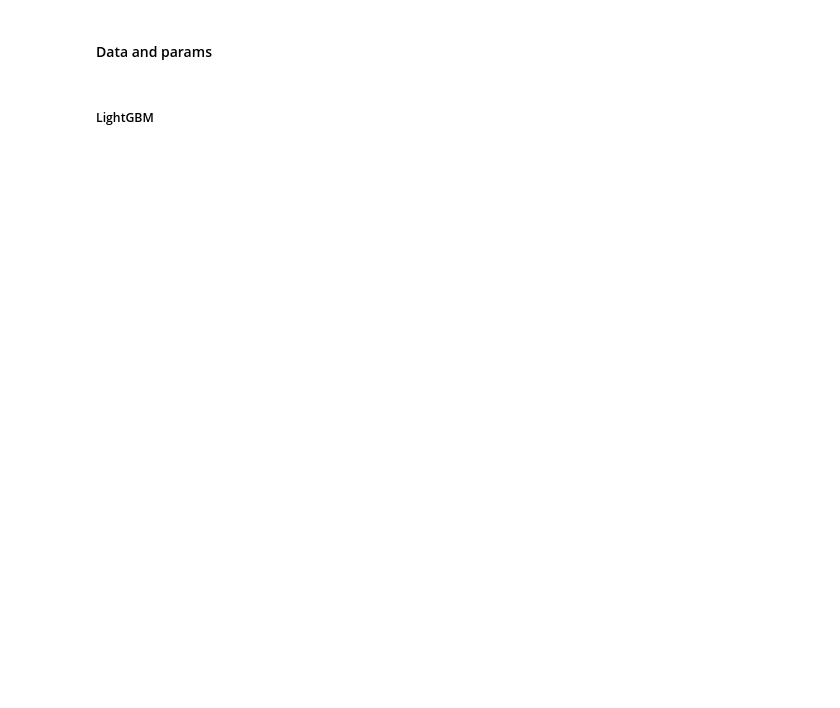
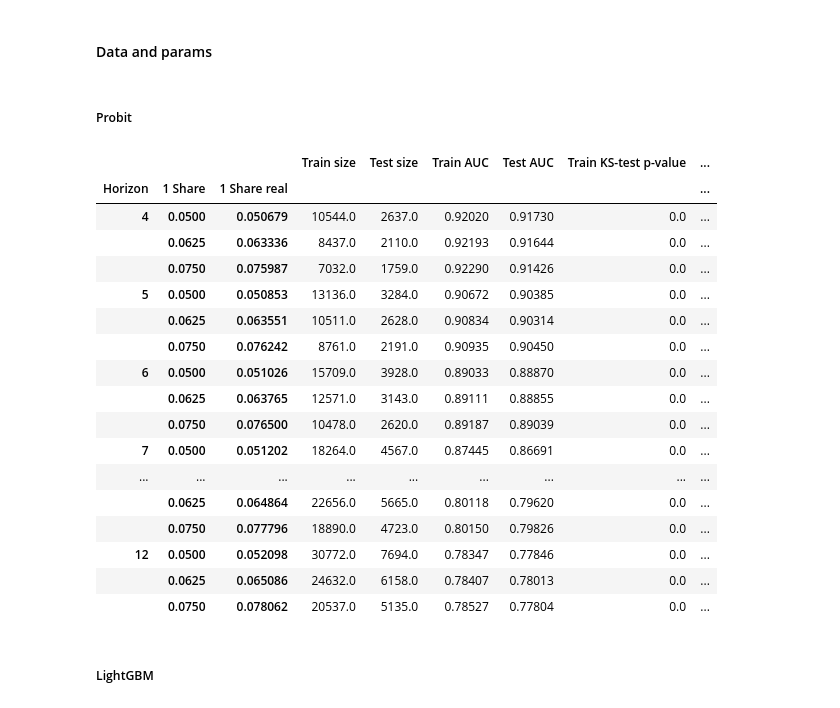
Before and after one commit to lebedevaale/early_warning_model, a Jupyter notebook: modelling.ipynb, the cells around one changed output. Cells and saved outputs as stored; diff of their text form; code cells hidden in the pictures; blank space fills up the shorter version.

```diff
--- a/modelling.ipynb
+++ b/modelling.ipynb
@@ -693,3 +661,38 @@ data_logdyn = pd.read_parquet('Data/solar_metrics.parquet')
+# %% [markdown]
+##### Probit
+# %%
+# Choose binary target and other parameters
+model = 'Probit'
+
+# Iterate over the chosen parameters and optimize classification models, then save all the results to the dataframe
+res = fun.model(data_logdyn, target, horizons, shares, states, model = model)
+
+# Save results and create pivot based on the horizon and 1 share parameters
+coeffs_cols = data_logdyn.columns.drop(['Volume', 'MA100', 'MV100', 'Rise', 'Distance', 'Index', 'Ticker'])
+res_means = fun.save_results(res,
+                             list(coeffs_cols),
+                             model = model,
+                             path = path)
+res_means
+# %% [output]
+|  |  |  | Train size | Test size | Train AUC | Test AUC | Train KS-test p-value | ... |
+| Horizon | 1 Share | 1 Share real |  |  |  |  |  | ... |
+| 4 | 0.0500 | 0.050679 | 10544.0 | 2637.0 | 0.92020 | 0.91730 | 0.0 | ... |
+|  | 0.0625 | 0.063336 | 8437.0 | 2110.0 | 0.92193 | 0.91644 | 0.0 | ... |
+|  | 0.0750 | 0.075987 | 7032.0 | 1759.0 | 0.92290 | 0.91426 | 0.0 | ... |
+| 5 | 0.0500 | 0.050853 | 13136.0 | 3284.0 | 0.90672 | 0.90385 | 0.0 | ... |
+|  | 0.0625 | 0.063551 | 10511.0 | 2628.0 | 0.90834 | 0.90314 | 0.0 | ... |
+|  | 0.0750 | 0.076242 | 8761.0 | 2191.0 | 0.90935 | 0.90450 | 0.0 | ... |
+| 6 | 0.0500 | 0.051026 | 15709.0 | 3928.0 | 0.89033 | 0.88870 | 0.0 | ... |
+|  | 0.0625 | 0.063765 | 12571.0 | 3143.0 | 0.89111 | 0.88855 | 0.0 | ... |
+|  | 0.0750 | 0.076500 | 10478.0 | 2620.0 | 0.89187 | 0.89039 | 0.0 | ... |
+| 7 | 0.0500 | 0.051202 | 18264.0 | 4567.0 | 0.87445 | 0.86691 | 0.0 | ... |
+| ... | ... | ... | ... | ... | ... | ... | ... | ... |
+|  | 0.0625 | 0.064864 | 22656.0 | 5665.0 | 0.80118 | 0.79620 | 0.0 | ... |
+|  | 0.0750 | 0.077796 | 18890.0 | 4723.0 | 0.80150 | 0.79826 | 0.0 | ... |
+| 12 | 0.0500 | 0.052098 | 30772.0 | 7694.0 | 0.78347 | 0.77846 | 0.0 | ... |
+|  | 0.0625 | 0.065086 | 24632.0 | 6158.0 | 0.78407 | 0.78013 | 0.0 | ... |
+|  | 0.0750 | 0.078062 | 20537.0 | 5135.0 | 0.78527 | 0.77804 | 0.0 | ... |
 # %% [markdown]
 ##### LightGBM
 # %%
```
Also changed, not shown: parts of 9 cells of this notebook, 10 other files.
